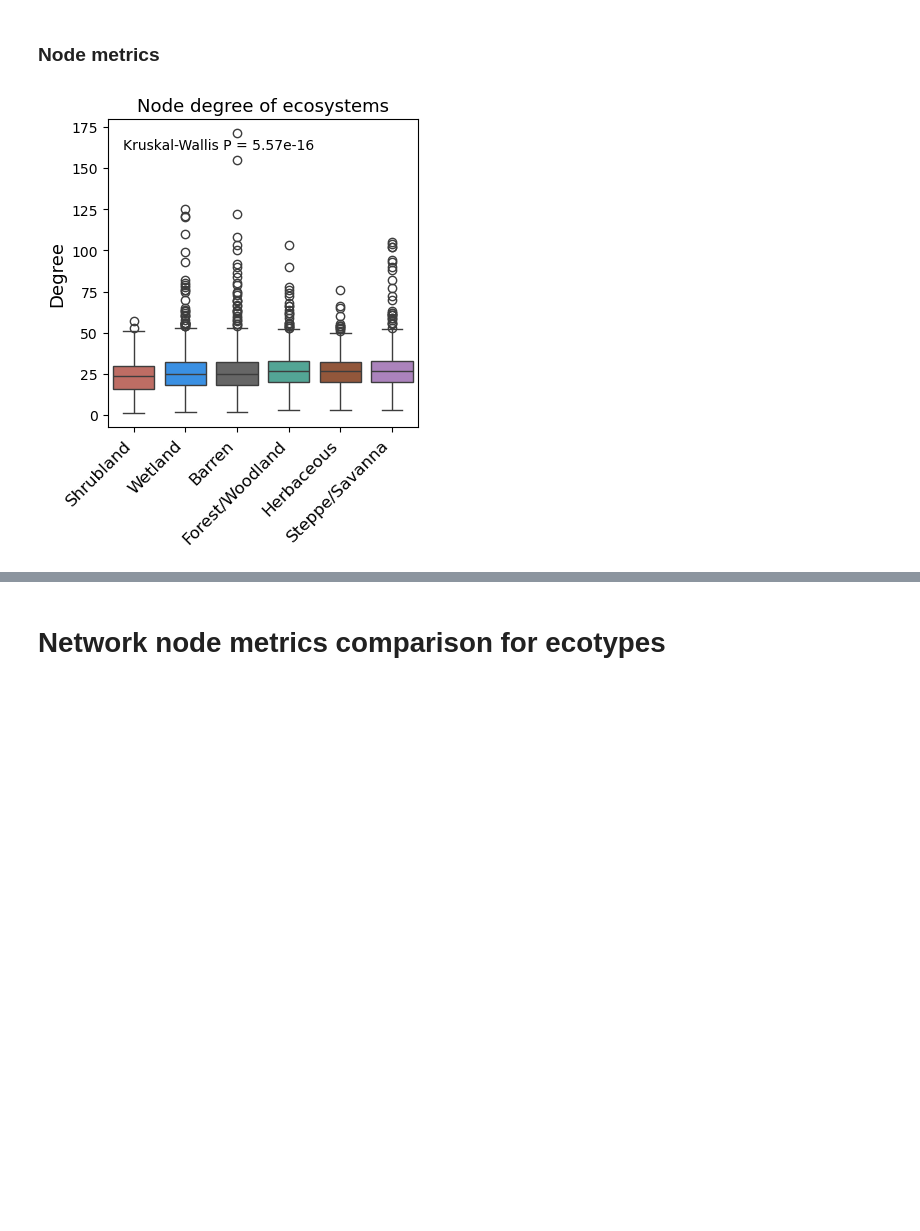
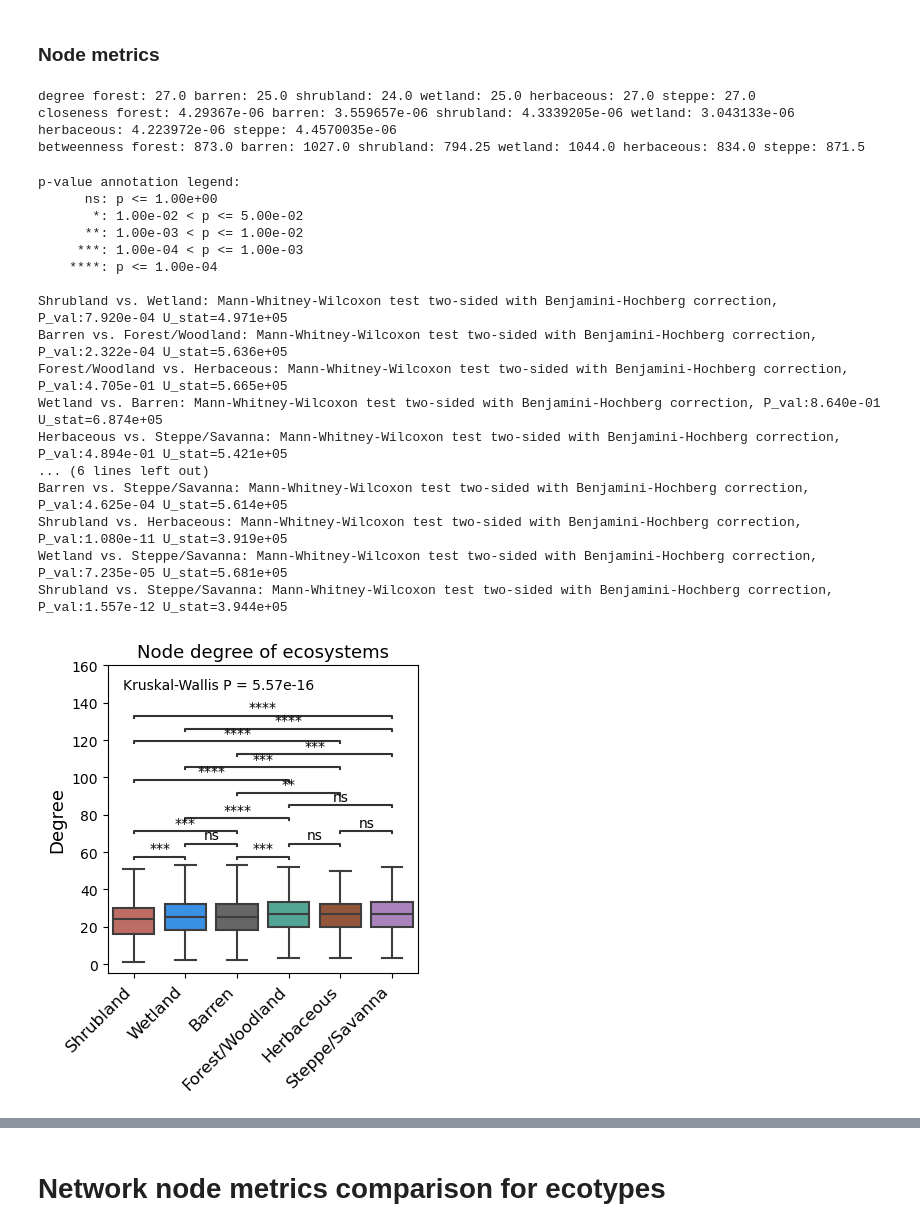
Before and after one commit to leaph-lab/USsoil16S_MS, a Jupyter notebook: 3B_Network_Metrics/code/3B_Network_Metrics.ipynb, the cells around one changed output, grey strips where cells are left out. Drawn from its saved outputs; the diff is of its cells as text; code cells hidden in the pictures; blank space fills up the shorter version.

```diff
--- a/3B_Network_Metrics/code/3B_Network_Metrics.ipynb
+++ b/3B_Network_Metrics/code/3B_Network_Metrics.ipynb
@@ -246,7 +250,17 @@ kw_pval = {}
 
 for i in ['degree', 'closeness', 'betweenness']:
     stat, p_value = kruskal(metrics_forest[i], metrics_barren[i], metrics_shrubland[i], metrics_wetland[i], metrics_herbaceous[i], metrics_steppe[i])
+    print(i, 'forest:', np.median(metrics_forest[i]),
+          'barren:', np.median(metrics_barren[i]),
+          'shrubland:', np.median(metrics_shrubland[i]),
+           'wetland:', np.median(metrics_wetland[i]),
+           'herbaceous:', np.median(metrics_herbaceous[i]),
+           'steppe:', np.median(metrics_steppe[i]))
     kw_pval[i] = p_value
+# %% [output]
+degree forest: 27.0 barren: 25.0 shrubland: 24.0 wetland: 25.0 herbaceous: 27.0 steppe: 27.0
+closeness forest: 4.29367e-06 barren: 3.559657e-06 shrubland: 4.3339205e-06 wetland: 3.043133e-06 herbaceous: 4.223972e-06 steppe: 4.4570035e-06
+betweenness forest: 873.0 barren: 1027.0 shrubland: 794.25 wetland: 1044.0 herbaceous: 834.0 steppe: 871.5
 # %%
 # define color code for ecosystems
 group_colors = {
@@ -260,45 +274,62 @@ group_colors = {
 # %%
 # Degree boxplot
 
 order=['Shrubland', 'Wetland', 'Barren', 'Forest/Woodland', 'Herbaceous', 'Steppe/Savanna']
 
-# pairs=[
-#     ('Shrubland', 'Forest/Woodland'),
-#     ('Shrubland', 'Wetland'),
-#     ('Shrubland', 'Barren'),
-#     ('Shrubland', 'Herbaceous'),
-#     ('Shrubland', 'Steppe/Savanna'),
-#     ('Forest/Woodland', 'Wetland'),
-#     ('Forest/Woodland', 'Barren'),
-#     ('Forest/Woodland', 'Herbaceous'),
-#     ('Forest/Woodland', 'Steppe/Savanna'),
-#     ('Wetland', 'Barren'),
-#     ('Wetland', 'Herbaceous'),
-#     ('Wetland', 'Steppe/Savanna'),
-#     ('Barren', 'Herbaceous'),
-#     ('Barren', 'Steppe/Savanna'),
-#     ('Herbaceous', 'Steppe/Savanna'),
-#     ]
+pairs=[
+    ('Shrubland', 'Forest/Woodland'),
+    ('Shrubland', 'Wetland'),
+    ('Shrubland', 'Barren'),
+    ('Shrubland', 'Herbaceous'),
+    ('Shrubland', 'Steppe/Savanna'),
+    ('Forest/Woodland', 'Wetland'),
+    ('Forest/Woodland', 'Barren'),
+    ('Forest/Woodland', 'Herbaceous'),
+    ('Forest/Woodland', 'Steppe/Savanna'),
+    ('Wetland', 'Barren'),
+    ('Wetland', 'Herbaceous'),
+    ('Wetland', 'Steppe/Savanna'),
+    ('Barren', 'Herbaceous'),
+    ('Barren', 'Steppe/Savanna'),
+    ('Herbaceous', 'Steppe/Savanna'),
+    ]
 
 plt.rcParams["figure.figsize"] = (4, 4)
 
-ax = sns.boxplot(data=metrics_cancat, x='group', y='degree', order=order, hue='group', palette=group_colors, legend=False)
-# annot = Annotator(ax, pairs, data=metrics_cancat, x='group', y='degree', order=order)
-# annot.configure(test='Mann-Whitney', comparisons_correction="Benjamini-Hochberg", verbose=2)
-# annot.apply_test()
-# annot.annotate()
+ax = sns.boxplot(data=metrics_cancat, x='group', y='degree', order=order,  palette=group_colors, showfliers=False)
+annot = Annotator(ax, pairs, data=metrics_cancat, x='group', y='degree', order=order)
+annot.configure(test='Mann-Whitney', comparisons_correction="Benjamini-Hochberg", verbose=2)
+annot.apply_test()
+annot.annotate()
 ax.set_xlabel('')
 ax.set_ylabel('Degree', size=13)
 ax.set_title('Node degree of ecosystems', size=13)
 
-plt.text(0.05, 0.94, f'Kruskal-Wallis P = {kw_pval["degree"]:.2e}', fontsize=10, ha='left', va='top', transform=ax.transAxes)
+plt.text(0.05, 0.96, f'Kruskal-Wallis P = {kw_pval["degree"]:.2e}', fontsize=10, ha='left', va='top', transform=ax.transAxes)
 
 plt.xticks(fontsize=12, rotation=45, ha='right')
-# plt.ylim(-20, 450)
+plt.ylim(-5, 160)
 plt.savefig('../output/network_degree_ecosystems.pdf', bbox_inches='tight', dpi=600)
 plt.show()
 # %% [output]
+p-value annotation legend:
+      ns: p <= 1.00e+00
+       *: 1.00e-02 < p <= 5.00e-02
+      **: 1.00e-03 < p <= 1.00e-02
+     ***: 1.00e-04 < p <= 1.00e-03
+    ****: p <= 1.00e-04
+
+Shrubland vs. Wetland: Mann-Whitney-Wilcoxon test two-sided with Benjamini-Hochberg correction, P_val:7.920e-04 U_stat=4.971e+05
+Barren vs. Forest/Woodland: Mann-Whitney-Wilcoxon test two-sided with Benjamini-Hochberg correction, P_val:2.322e-04 U_stat=5.636e+05
+Forest/Woodland vs. Herbaceous: Mann-Whitney-Wilcoxon test two-sided with Benjamini-Hochberg correction, P_val:4.705e-01 U_stat=5.665e+05
+Wetland vs. Barren: Mann-Whitney-Wilcoxon test two-sided with Benjamini-Hochberg correction, P_val:8.640e-01 U_stat=6.874e+05
+Herbaceous vs. Steppe/Savanna: Mann-Whitney-Wilcoxon test two-sided with Benjamini-Hochberg correction, P_val:4.894e-01 U_stat=5.421e+05
+... (6 lines left out)
+Barren vs. Steppe/Savanna: Mann-Whitney-Wilcoxon test two-sided with Benjamini-Hochberg correction, P_val:4.625e-04 U_stat=5.614e+05
+Shrubland vs. Herbaceous: Mann-Whitney-Wilcoxon test two-sided with Benjamini-Hochberg correction, P_val:1.080e-11 U_stat=3.919e+05
+Wetland vs. Steppe/Savanna: Mann-Whitney-Wilcoxon test two-sided with Benjamini-Hochberg correction, P_val:7.235e-05 U_stat=5.681e+05
+Shrubland vs. Steppe/Savanna: Mann-Whitney-Wilcoxon test two-sided with Benjamini-Hochberg correction, P_val:1.557e-12 U_stat=3.944e+05
-[figure, old version]
+[figure, new version]
 # %%
 # Closeness boxplot
 
```
Also changed, not shown: parts of 5 cells of this notebook, 6 other files.
